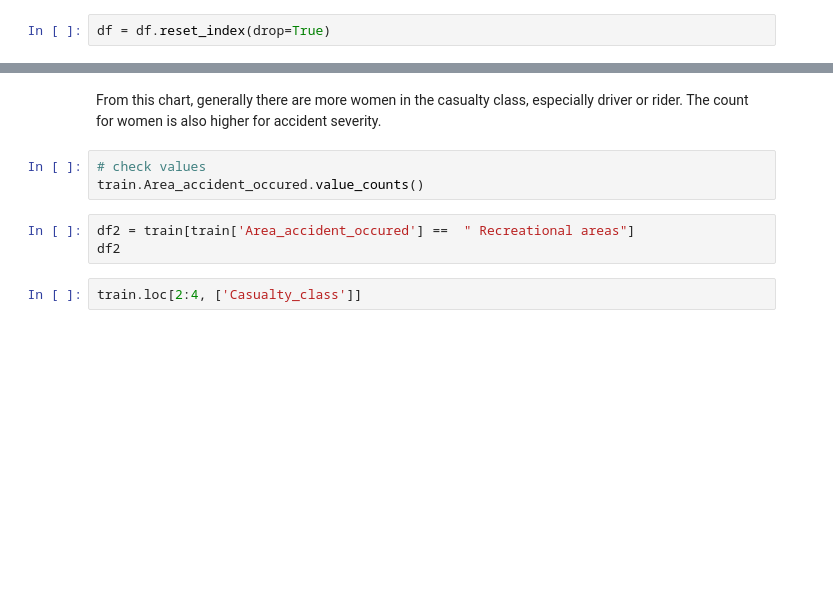
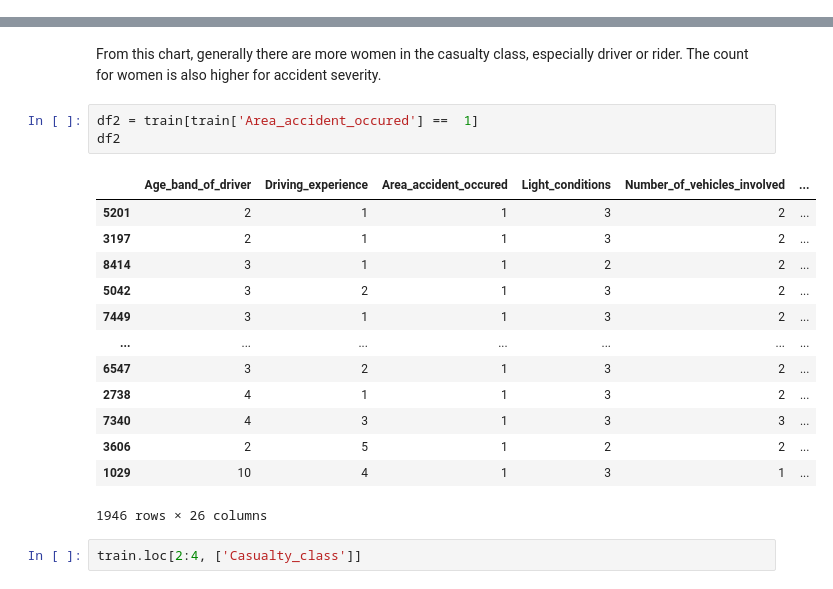
Before and after one commit to lindyc12/individual_project, a Jupyter notebook: explore.ipynb, the cells around one changed output, grey strips where cells are left out. Cells and saved outputs as stored; diff of their text form; blank space fills up the shorter version.

```diff
--- a/explore.ipynb
+++ b/explore.ipynb
@@ -62,8 +62,6 @@ df.head()
 # %%
 df = prepare.prep_data(get)
 df.head()
-# %%
-df = df.reset_index(drop=True)
 # %%
 df = df.replace('Unknown or other', 'other')
 df = df.replace('Darkness - lights unlit', 'Darkness - no lighting')
@@ -218,11 +218,22 @@ ax2 = sns.countplot("Accident_severity", hue="Sex_of_casualty_Male",
 # %% [markdown]
 From this chart, generally there are more women in the casualty class, especially driver or rider. The count for women is also higher for accident severity.
-# %%
-# check values
-train.Area_accident_occured.value_counts()
 # %%
-df2 = train[train['Area_accident_occured'] ==  " Recreational areas"]
+df2 = train[train['Area_accident_occured'] ==  1]
 df2
+# %% [output]
+|  | Age_band_of_driver | Driving_experience | Area_accident_occured | Light_conditions | Number_of_vehicles_involved | ... |
+| 5201 | 2 | 1 | 1 | 3 | 2 | ... |
+| 3197 | 2 | 1 | 1 | 3 | 2 | ... |
+| 8414 | 3 | 1 | 1 | 2 | 2 | ... |
+| 5042 | 3 | 2 | 1 | 3 | 2 | ... |
+| 7449 | 3 | 1 | 1 | 3 | 2 | ... |
+| ... | ... | ... | ... | ... | ... | ... |
+| 6547 | 3 | 2 | 1 | 3 | 2 | ... |
+| 2738 | 4 | 1 | 1 | 3 | 2 | ... |
+| 7340 | 4 | 3 | 1 | 3 | 3 | ... |
+| 3606 | 2 | 5 | 1 | 2 | 2 | ... |
+| 1029 | 10 | 4 | 1 | 3 | 1 | ... |
+1946 rows × 26 columns
 # %%
 train.loc[2:4, ['Casualty_class']]
 # %%
```
Also changed, not shown: parts of 33 cells of this notebook.
